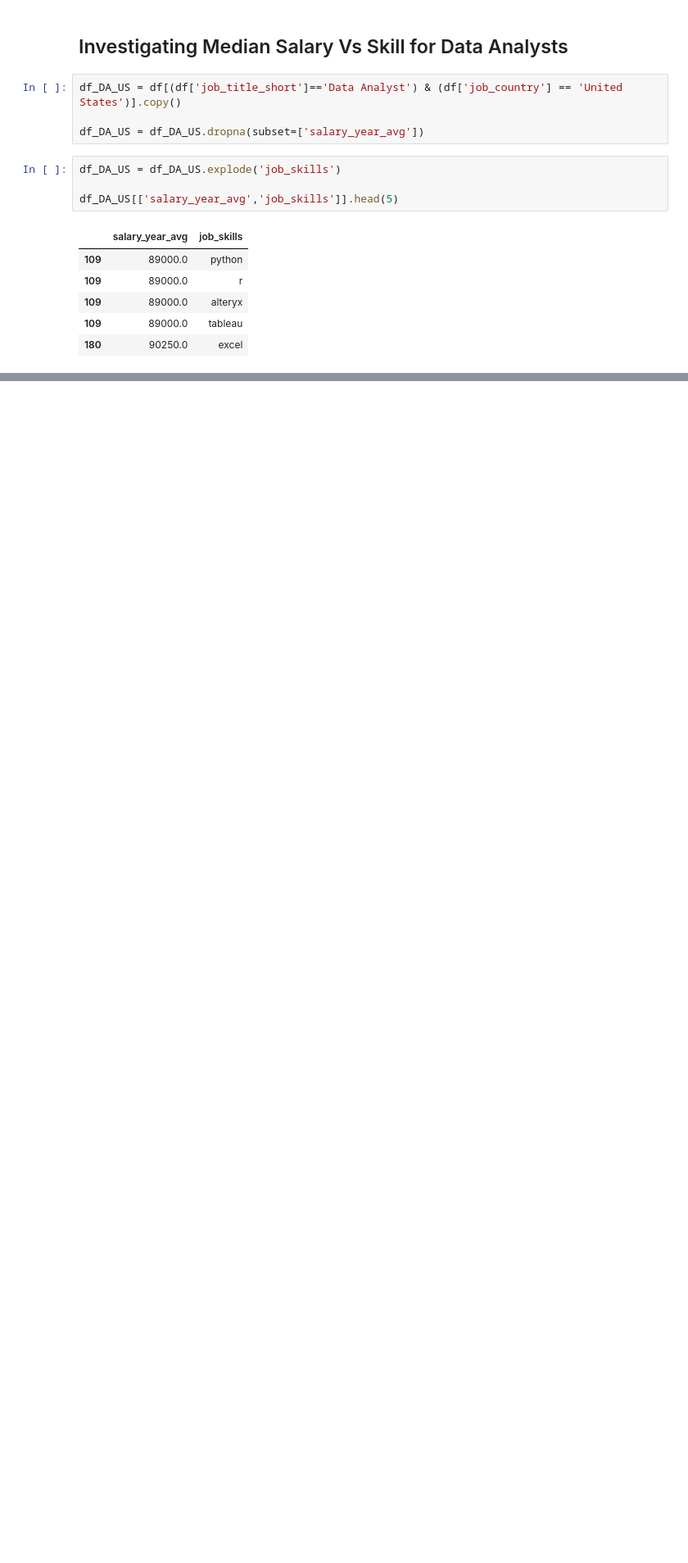
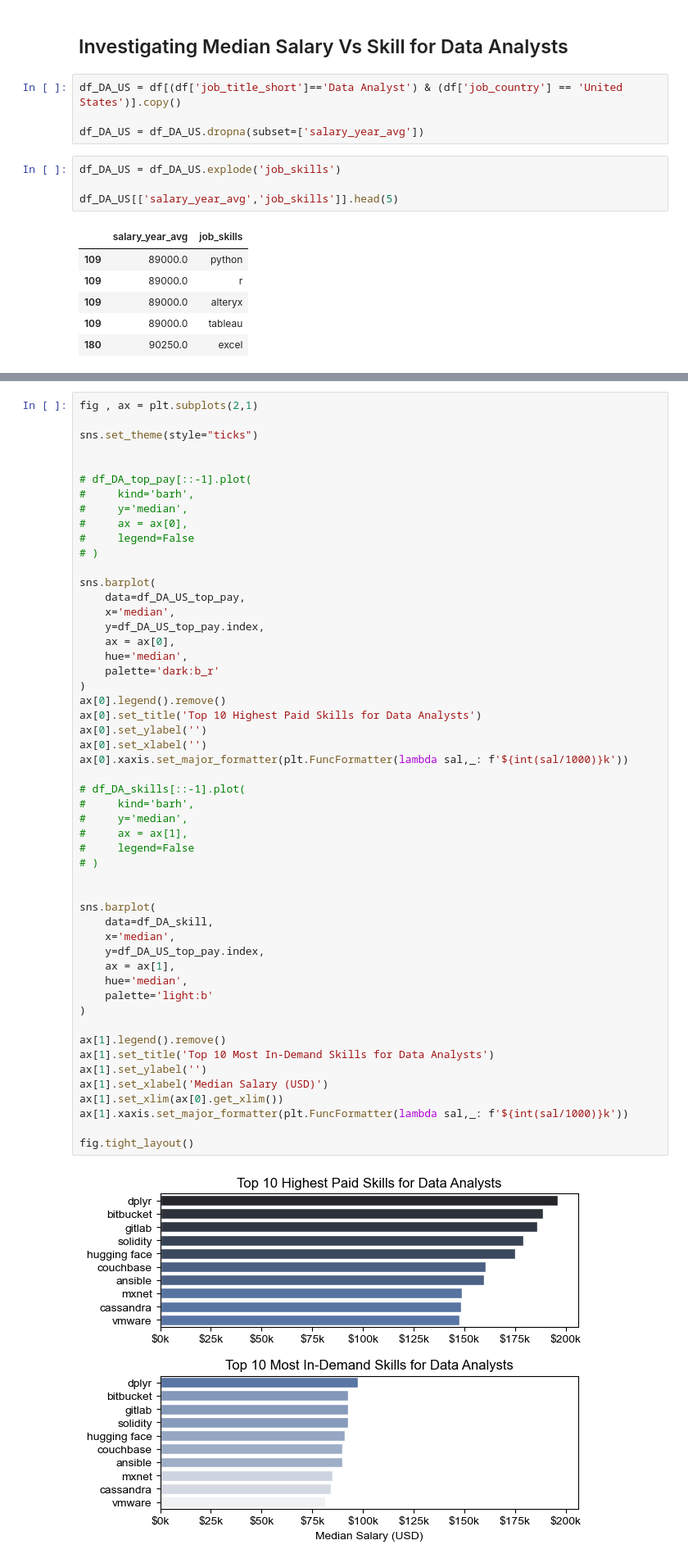
Before and after one commit to SyedTathahir/Job_Analysis_Project, a Jupyter notebook: 4_Salary_Analysis.ipynb, the cells around one changed output, grey strips where cells are left out. Shown at 82% size. Cells and saved outputs as stored; diff of their text form; blank space fills up the shorter version.

```diff
--- a/4_Salary_Analysis.ipynb
+++ b/4_Salary_Analysis.ipynb
@@ -123,0 +139,54 @@ df_DA_skill
+# %%
+fig , ax = plt.subplots(2,1)
+
+sns.set_theme(style="ticks")
+
+
+# df_DA_top_pay[::-1].plot(
+#     kind='barh',
+#     y='median',
+#     ax = ax[0],
+#     legend=False
+# )
+
+sns.barplot(
+    data=df_DA_US_top_pay,
+    x='median',
+    y=df_DA_US_top_pay.index,
+    ax = ax[0],
+    hue='median',
+    palette='dark:b_r'
+)
+ax[0].legend().remove()
+ax[0].set_title('Top 10 Highest Paid Skills for Data Analysts')
+ax[0].set_ylabel('')
+ax[0].set_xlabel('')
+ax[0].xaxis.set_major_formatter(plt.FuncFormatter(lambda sal,_: f'${int(sal/1000)}k'))
+
+# df_DA_skills[::-1].plot(
+#     kind='barh',
+#     y='median',
+#     ax = ax[1],
+#     legend=False
+# )
+
+
+sns.barplot(
+    data=df_DA_skill,
+    x='median',
+    y=df_DA_US_top_pay.index,
+    ax = ax[1],
+    hue='median',
+    palette='light:b'
+)
+
+ax[1].legend().remove()
+ax[1].set_title('Top 10 Most In-Demand Skills for Data Analysts')
+ax[1].set_ylabel('')
+ax[1].set_xlabel('Median Salary (USD)')
+ax[1].set_xlim(ax[0].get_xlim())
+ax[1].xaxis.set_major_formatter(plt.FuncFormatter(lambda sal,_: f'${int(sal/1000)}k'))
+
+fig.tight_layout()
+# %% [output]
+[figure, added]
```
Also changed, not shown: parts of 2 cells of this notebook.
